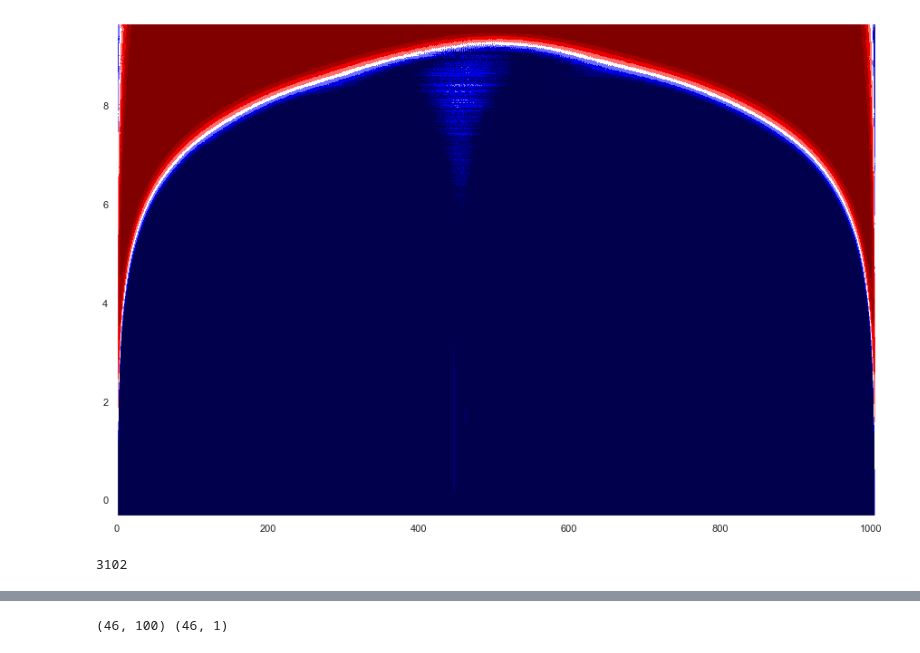
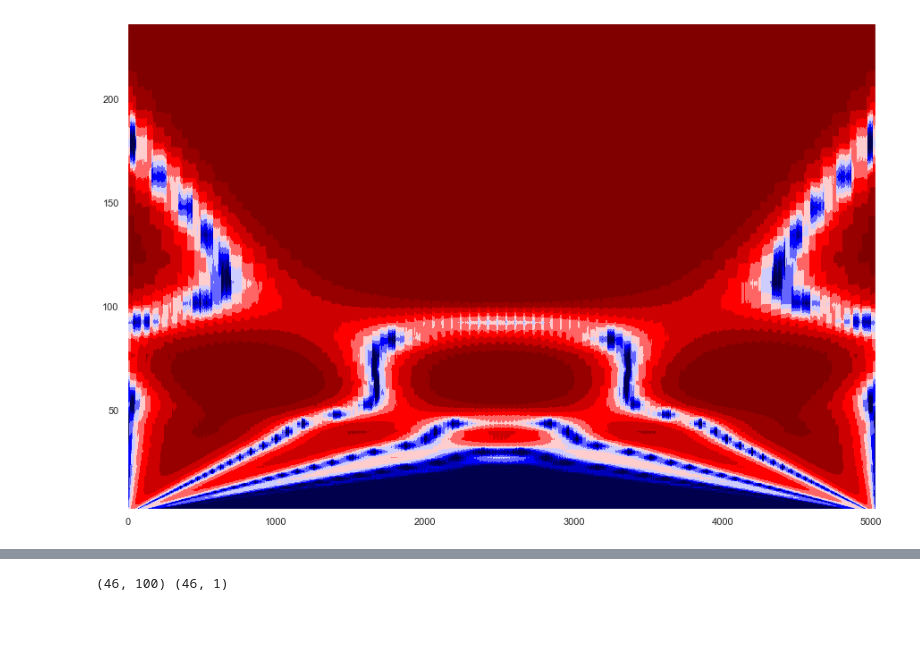
Before and after one commit to ledgey/datasciencestuff, a Jupyter notebook: stock-price-lstm-2.ipynb, the cells around one changed output, grey strips where cells are left out. Drawn from its saved outputs; the diff is of its cells as text; code cells hidden in the pictures; blank space fills up the shorter version.

```diff
--- a/stock-price-lstm-2.ipynb
+++ b/stock-price-lstm-2.ipynb
@@ -252,7 +256,7 @@ np.arange(0.001,20).size
 # %%
 import seaborn as sns; sns.set()
-size = 120
-ticker = 'C'
+size = 50
+ticker = 'MSFT'
 yahoo_financials = YahooFinancials(ticker)
 
 data = yahoo_financials.get_historical_price_data(start_date='2000-01-01',
@@ -267,9 +271,11 @@ dataset = dataset[['volume','open', 'close']]
 dataset['delta'] = dataset['close']/dataset['open']
 
 
-scales = np.logspace(1,1000,size)
-waveletname = 'mexh'
-coeff, freq = pywt.cwt(dataset['delta'].values, scales, waveletname, 0.2)
+scales = np.logspace(2,4,size, base=10)
+waveletname = 'morl'
+coeff_delta, freq_delta = pywt.cwt(dataset['delta'].values, scales, waveletname, 1/52)
+# coeff_volume, freq_volume = pywt.cwt(dataset['delta'].values, scales, waveletname, 1/52)
+# coeff, freq = pywt.cwt(dataset['delta'].values, scales, waveletname, 1/52)
 
 
-ax = sns.heatmap(coeff)
+# ax = sns.heatmap(coeff)
@@ -276,19 +287,15 @@ ax = sns.heatmap(coeff)
 # %%
 N = dataset['delta'].shape[0]
 t0=0
-dt=0.2
+dt=1
 time = np.arange(0, N) * dt + t0
 
-power = (abs(coeff)) ** 2
-period = 1. / freq
-levels = [0.0625, 0.125, 0.25, 0.5, 1, 2, 4, 8]
+power = (abs(coeff_delta))**2
+period = 1. / freq_delta
+levels = [0.0625, 0.125, 0.25, 0.5, 1, 2, 4, 8, 16, 32, 64]
 contourlevels = np.log2(levels)
 
 fig, ax = plt.subplots(figsize=(15, 10))
-im = ax.contourf(time, np.log2(period), np.log2(power), contourlevels, extend='both',cmap=plt.cm.seismic)
+im = ax.contourf(time, period, np.log2(power), contourlevels, extend='both',cmap=plt.cm.seismic)
 # %% [output]
-[figure, old version]
+[figure, new version]
-# %%
-len(tickers)
-# %% [output]
-3102
```
Also changed, not shown: parts of 14 cells of this notebook, 2 other files.
